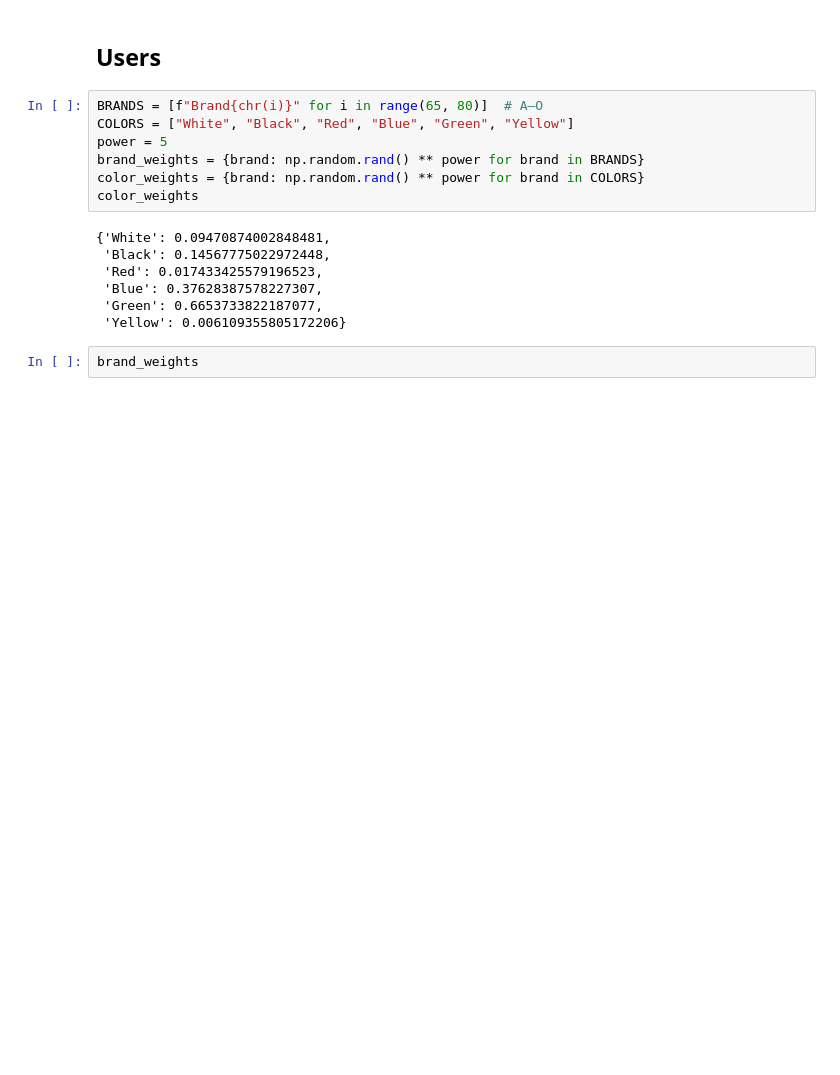
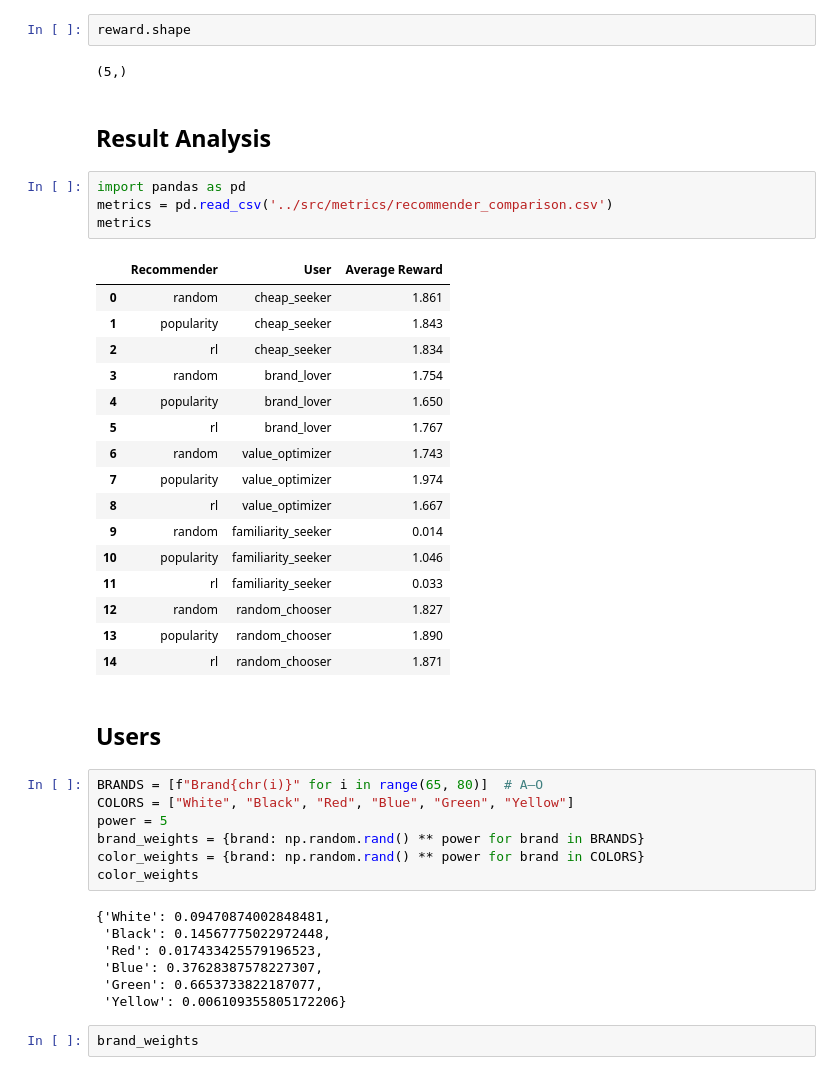
Before and after one commit to ernestknurov/simshop, a Jupyter notebook: notebooks/exploration.ipynb, the cells around one changed output. Saved outputs shown, nothing was run; the diff lists cells and outputs as text; blank space fills up the shorter version.

```diff
--- a/notebooks/exploration.ipynb
+++ b/notebooks/exploration.ipynb
@@ -32,3 +301,30 @@ catalog_df.head()
+# %%
+reward.shape
+# %% [output]
+(5,)
+# %% [markdown]
+## Result Analysis
+# %%
+import pandas as pd
+metrics = pd.read_csv('../src/metrics/recommender_comparison.csv')
+metrics
+# %% [output]
+|  | Recommender | User | Average Reward |
+| 0 | random | cheap_seeker | 1.861 |
+| 1 | popularity | cheap_seeker | 1.843 |
+| 2 | rl | cheap_seeker | 1.834 |
+| 3 | random | brand_lover | 1.754 |
+| 4 | popularity | brand_lover | 1.650 |
+| 5 | rl | brand_lover | 1.767 |
+| 6 | random | value_optimizer | 1.743 |
+| 7 | popularity | value_optimizer | 1.974 |
+| 8 | rl | value_optimizer | 1.667 |
+| 9 | random | familiarity_seeker | 0.014 |
+| 10 | popularity | familiarity_seeker | 1.046 |
+| 11 | rl | familiarity_seeker | 0.033 |
+| 12 | random | random_chooser | 1.827 |
+| 13 | popularity | random_chooser | 1.890 |
+| 14 | rl | random_chooser | 1.871 |
 # %% [markdown]
 ## Users
 # %%
```
Also changed, not shown: parts of 41 cells of this notebook, 15 other files.
